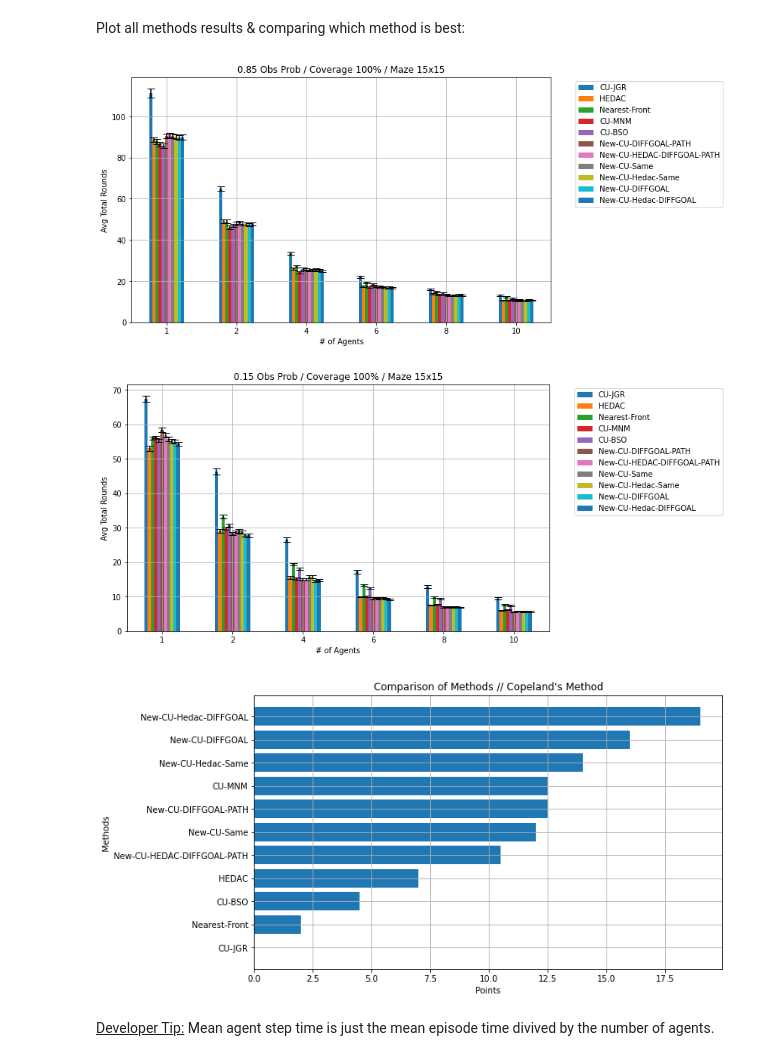
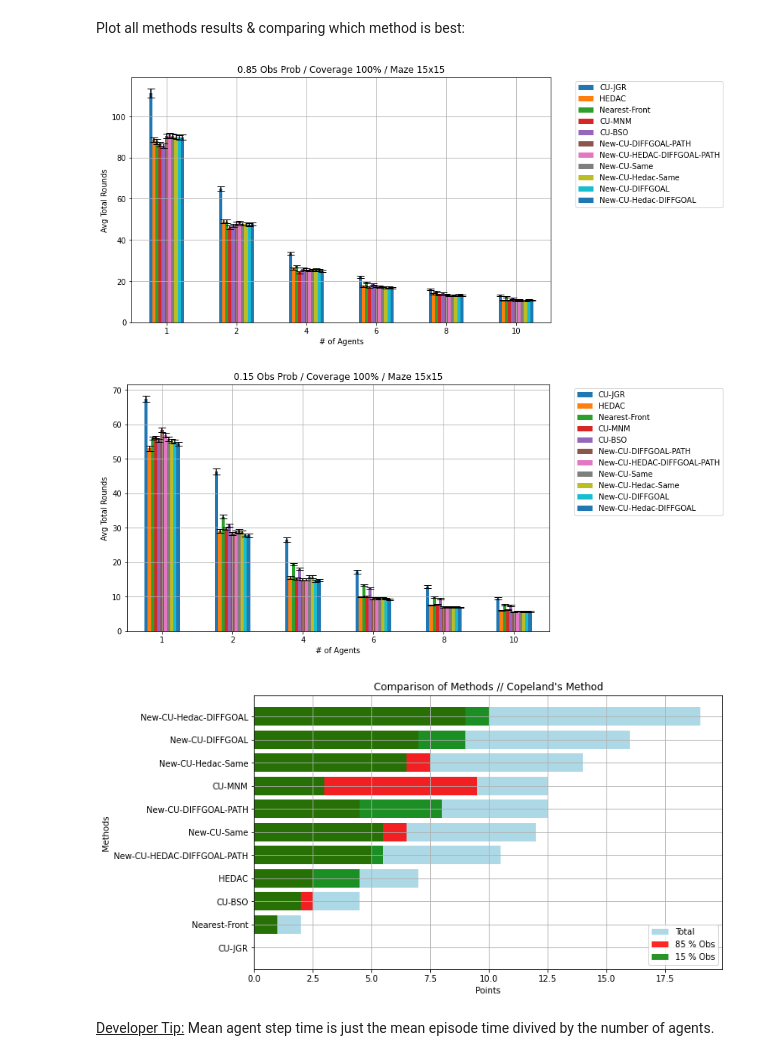
Before and after one commit to manouslinard/multiagent-exploration, a Jupyter notebook: Swarm_RL-Manousos.ipynb, the cells around one changed output. Drawn from its saved outputs; the diff is of its cells as text; code cells hidden in the pictures.

Commit message:
plot all obs & total copeland

```diff
--- a/Swarm_RL-Manousos.ipynb
+++ b/Swarm_RL-Manousos.ipynb
@@ -1630,37 +1630,50 @@ file_dict = {
              'New-CU-DIFFGOAL-PATH': 'results/new_cu_diffgoal_path/15x15/new_cu_diffgoal_path_15x15_True_2_450.xlsx',
              'New-CU-HEDAC-DIFFGOAL-PATH': 'results/new_cu_hedac_diffgoal_path/15x15/new_cu_hedac_diffgoal_path_15x15_True_2_450.xlsx',
              'New-CU-Same': 'results/new_cu_same/15x15/new_cu_same_15x15_True_2_450.xlsx',
              'New-CU-Hedac-Same': 'results/new_cu_hedac_same/15x15/new_cu_hedac_same_15x15_True_2_450.xlsx',
              'New-CU-DIFFGOAL': 'results/new_cu_diffgoal/15x15/new_cu_diffgoal_15x15_True_2_450.xlsx',
              'New-CU-Hedac-DIFFGOAL': 'results/new_cu_hedac_diffgoal/15x15/new_cu_hedac_diffgoal_15x15_True_2_450.xlsx',
              }
 convert_paths_os(file_dict)
 plot_comparison(file_dict)
 plot_comparison(file_dict, 0.15)
 
 best_85 = select_best(file_dict)
 best_15 = select_best(file_dict, 0.15)
 
 best_all = {}
 for k in best_85:
     best_all[k] = best_15[k] + best_85[k]
 
 best_all = dict(sorted(best_all.items(), key=lambda item: item[1], reverse=True))
+
+# print(best_15)
+# print(best_85)
 # print(best_all)
 methods = list(best_all.keys())
-values = list(best_all.values())
+values_all = list(best_all.values())
+values_85 = [best_85[k] for k in best_all]
+values_15 = [best_15[k] for k in best_all]
+
+max_value = max(max(values_all), max(values_85), max(values_15))
+
+alpha_85 = 0.3 * (max(values_85) / max_value)
+alpha_15 = 0.3 * (max(values_15) / max_value)
 plt.figure(figsize=(10, 6))
-plt.barh(methods, values)
+plt.barh(methods, values_all, color='lightblue', label='Total')
+plt.barh(methods, values_85, color='red', label='85 % Obs', alpha=1-alpha_85)
+plt.barh(methods, values_15, color='green', label='15 % Obs', alpha=1-alpha_15)
 plt.xlabel('Points')
 plt.ylabel('Methods')
 plt.title("Comparison of Methods // Copeland's Method")
-plt.gca().invert_yaxis()  # Invert y-axis to have the highest score on top
+plt.gca().invert_yaxis() # Invert y-axis to have the highest score on top
+plt.legend(loc='lower right')
 plt.grid(True)
 plt.show()
 # %% [output]
 [figure]
 [figure]
-[figure, old version]
+[figure, new version]
 # %% [markdown]
 <u>Developer Tip:</u> Mean agent step time is just the mean episode time divived by the number of agents.
 # %% [markdown]
```
